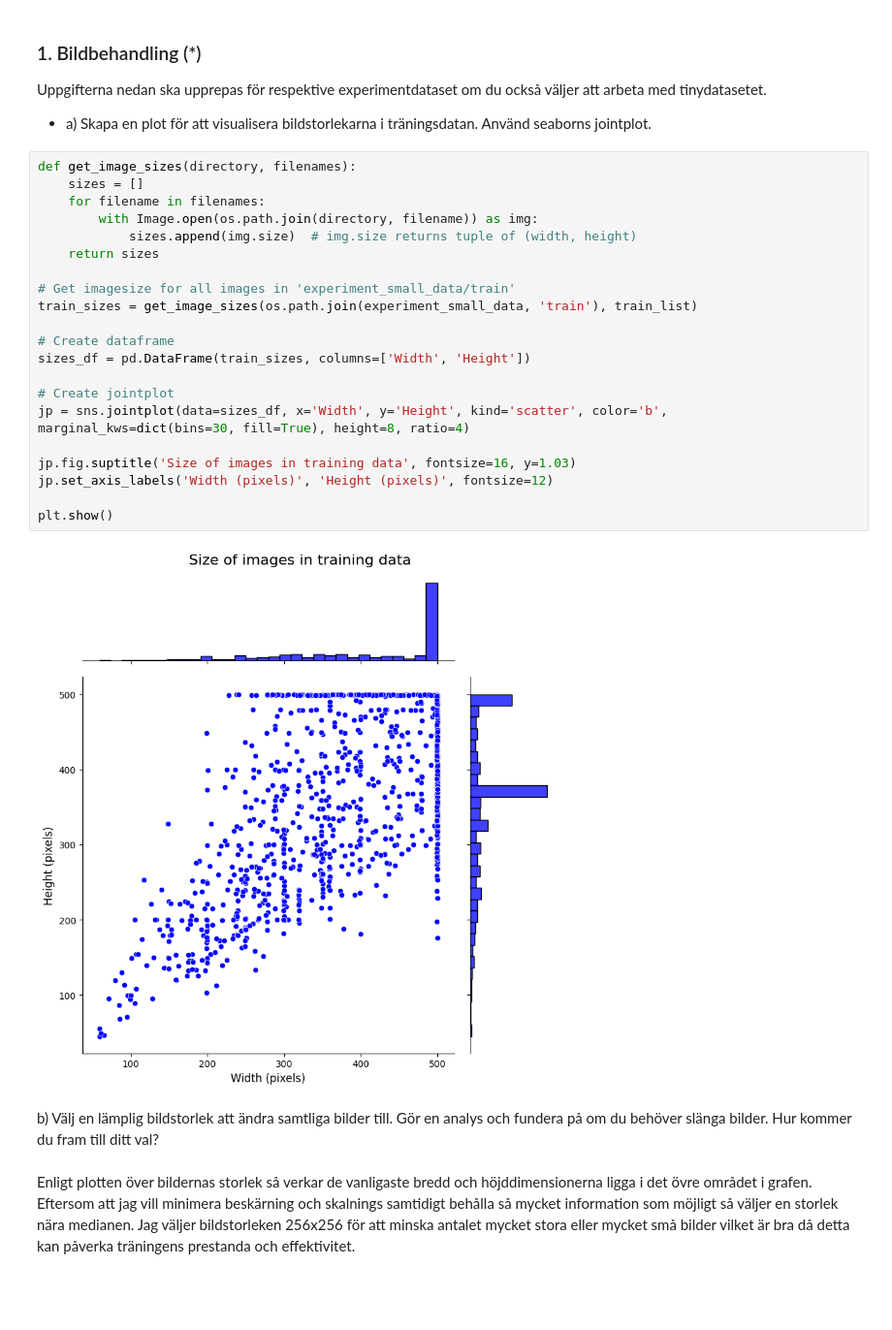
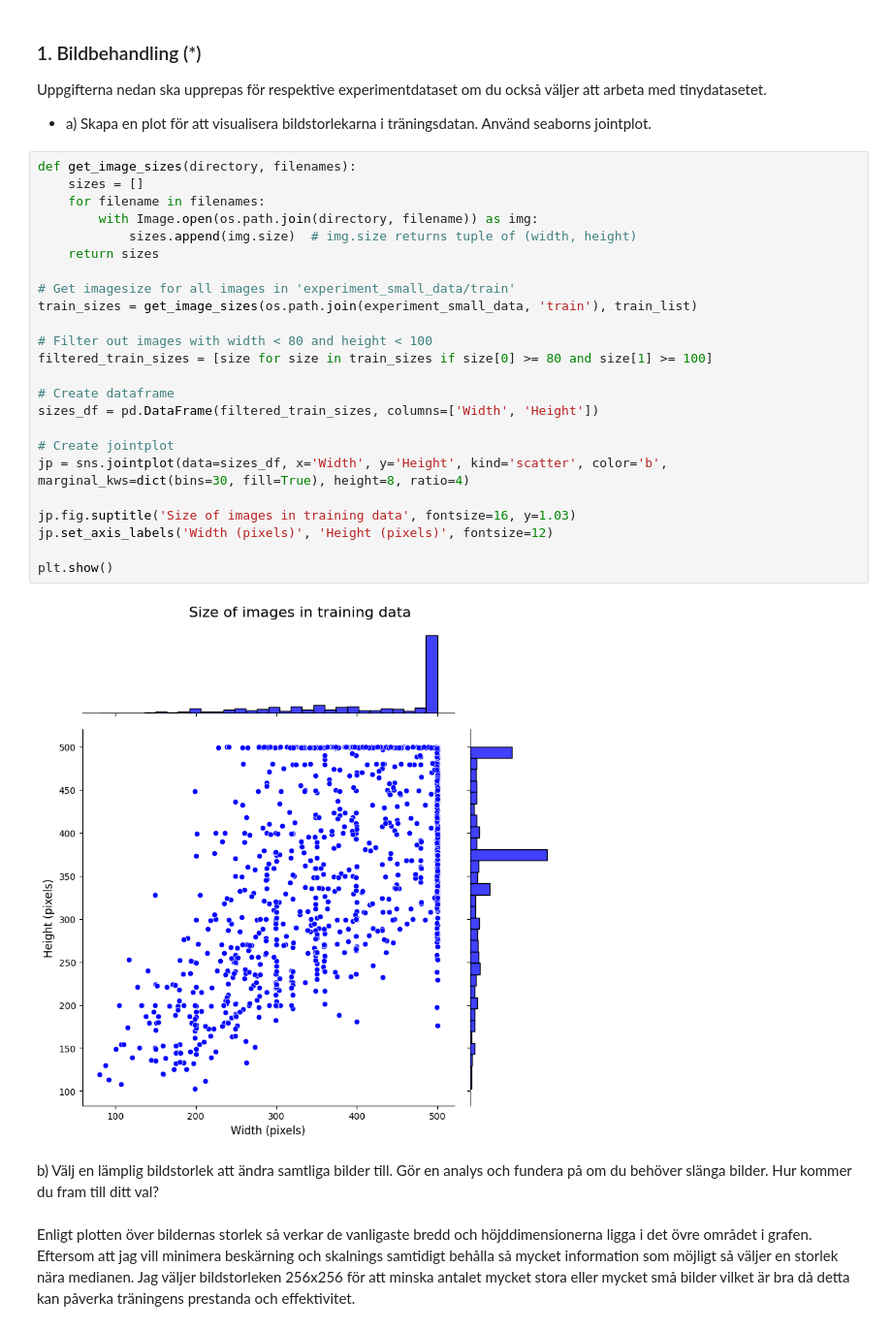
Before and after one commit to HolmstromAnna/AI-Anna-Holmstrom-OPA23, a Jupyter notebook: labs/Lab2/Code_lab2.ipynb, the cells around one changed output. Shown at 97% size. Cells and saved outputs as stored; diff of their text form; blank space fills up the shorter version.

Commit message:
Filtered out very small images

```diff
--- a/labs/Lab2/Code_lab2.ipynb
+++ b/labs/Lab2/Code_lab2.ipynb
@@ -286,26 +286,29 @@ tinydatasetet.
 # %%
 def get_image_sizes(directory, filenames):
     sizes = []
     for filename in filenames:
         with Image.open(os.path.join(directory, filename)) as img:
             sizes.append(img.size)  # img.size returns tuple of (width, height)
     return sizes
 
 # Get imagesize for all images in 'experiment_small_data/train'
 train_sizes = get_image_sizes(os.path.join(experiment_small_data, 'train'), train_list)
 
+# Filter out images with width < 80 and height < 100
+filtered_train_sizes = [size for size in train_sizes if size[0] >= 80 and size[1] >= 100]
+
 # Create dataframe
-sizes_df = pd.DataFrame(train_sizes, columns=['Width', 'Height'])
+sizes_df = pd.DataFrame(filtered_train_sizes, columns=['Width', 'Height'])
 
 # Create jointplot
 jp = sns.jointplot(data=sizes_df, x='Width', y='Height', kind='scatter', color='b', marginal_kws=dict(bins=30, fill=True), height=8, ratio=4)
 
 jp.fig.suptitle('Size of images in training data', fontsize=16, y=1.03)
 jp.set_axis_labels('Width (pixels)', 'Height (pixels)', fontsize=12)
 
 plt.show()
 # %% [output]
-[figure, old version]
+[figure, new version]
 # %% [markdown]
  b) Välj en lämplig bildstorlek att ändra samtliga bilder till. Gör en analys och fundera på om du behöver
 slänga bilder. Hur kommer du fram till ditt val?
```
